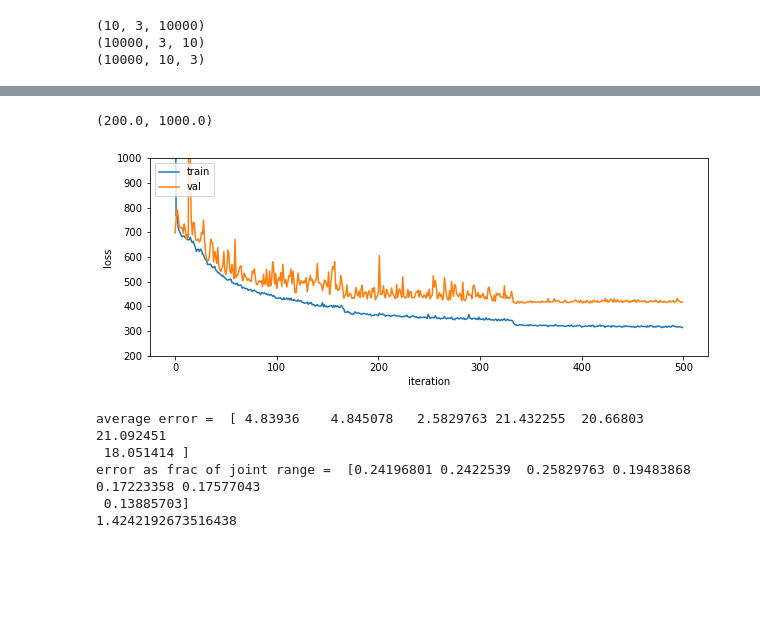
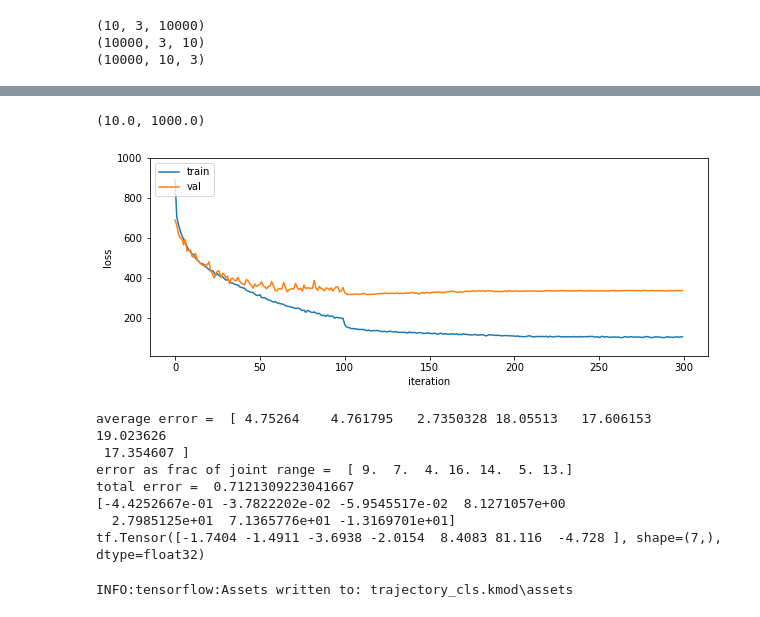
Before and after one commit to mcdermatt/dnn, a Jupyter notebook: human_pose_estimation/notebook.ipynb, the cells around one changed output, grey strips where cells are left out. Cells and saved outputs as stored; diff of their text form; code cells hidden in the pictures; blank space fills up the shorter version.

```diff
--- a/human_pose_estimation/notebook.ipynb
+++ b/human_pose_estimation/notebook.ipynb
@@ -81,7 +81,7 @@ y_train = tf.convert_to_tensor(jointPos,np.float32)
 # %%
 model = Net() #starting out with basic linear feedforward network (CNN wrote for CIFR-10 does not work with 2D data)
 
-runLen = 500
+runLen = 300
 
 def scheduler(epoch, lr):
     part1 = runLen//3
@@ -91,10 +91,10 @@ def scheduler(epoch, lr):
         lr = 0.01
         return lr
     if epoch >= part1 and epoch < part2:
-        lr = 0.005
+        lr = 0.001
         return lr
     if epoch >= part2:
-        lr = 0.001
+        lr = 0.0001
         return lr
 
 
@@ -132,14 +132,14 @@ Epoch 500/500
 # %%
 plt.subplot(2, 1, 1)
 plt.plot(trace.history['loss'], '-')
 plt.plot(trace.history['val_loss'], '-')
 plt.legend(['train', 'val'], loc='upper left')
 plt.xlabel('iteration')
 plt.ylabel('loss')
-plt.ylim(200,1000)
+plt.ylim(10,1000)
 # %% [output]
-(200.0, 1000.0)
+(10.0, 1000.0)
-[figure, old version]
+[figure, new version]
 # %%
 #test model
 prediction = model.predict(x_train[-100:-1])
@@ -155,15 +155,24 @@ avg = np.average(abs(error),axis=0)
 print("average error = ", avg)
 
 #range for each joint:
-ranges = [20, 20, 10, 110, 120, 120, 130]
+ranges = [50, 60, 67.5, 110, 120, 360, 130] #TODO -> these are not correct
 rel_error = avg/ranges
-print("error as frac of joint range = ", rel_error) #1 is full range of joint
-print(sum(rel_error))
-#current best is: [0.24196801 0.2422539  0.25829763 0.19483868 0.17223358 0.17577043 0.13885703]
+print("error as frac of joint range = ", np.floor(rel_error*100)) #1 is full range of joint
+print("total error = ",sum(rel_error))
+#current best is: 0.657 @ [ 9.  8.  3. 15. 11.  4. 12.]
+
+print(prediction[10])
+print(actual[10])
 # %% [output]
-average error =  [ 4.83936    4.845078   2.5829763 21.432255  20.66803   21.092451
- 18.051414 ]
-error as frac of joint range =  [0.24196801 0.2422539  0.25829763 0.19483868 0.17223358 0.17577043
- 0.13885703]
-1.4242192673516438
+average error =  [ 4.75264    4.761795   2.7350328 18.05513   17.606153  19.023626
+ 17.354607 ]
+error as frac of joint range =  [ 9.  7.  4. 16. 14.  5. 13.]
+total error =  0.7121309223041667
+[-4.4252667e-01 -3.7822202e-02 -5.9545517e-02  8.1271057e+00
+  2.7985125e+01  7.1365776e+01 -1.3169701e+01]
+tf.Tensor([-1.7404 -1.4911 -3.6938 -2.0154  8.4083 81.116  -4.728 ], shape=(7,), dtype=float32)
+# %%
+model.save("trajectory_cls.kmod")
+# %% [output]
+INFO:tensorflow:Assets written to: trajectory_cls.kmod\assets
 # %%
```
Also changed, not shown: parts of 3 cells of this notebook, 12 other files.
